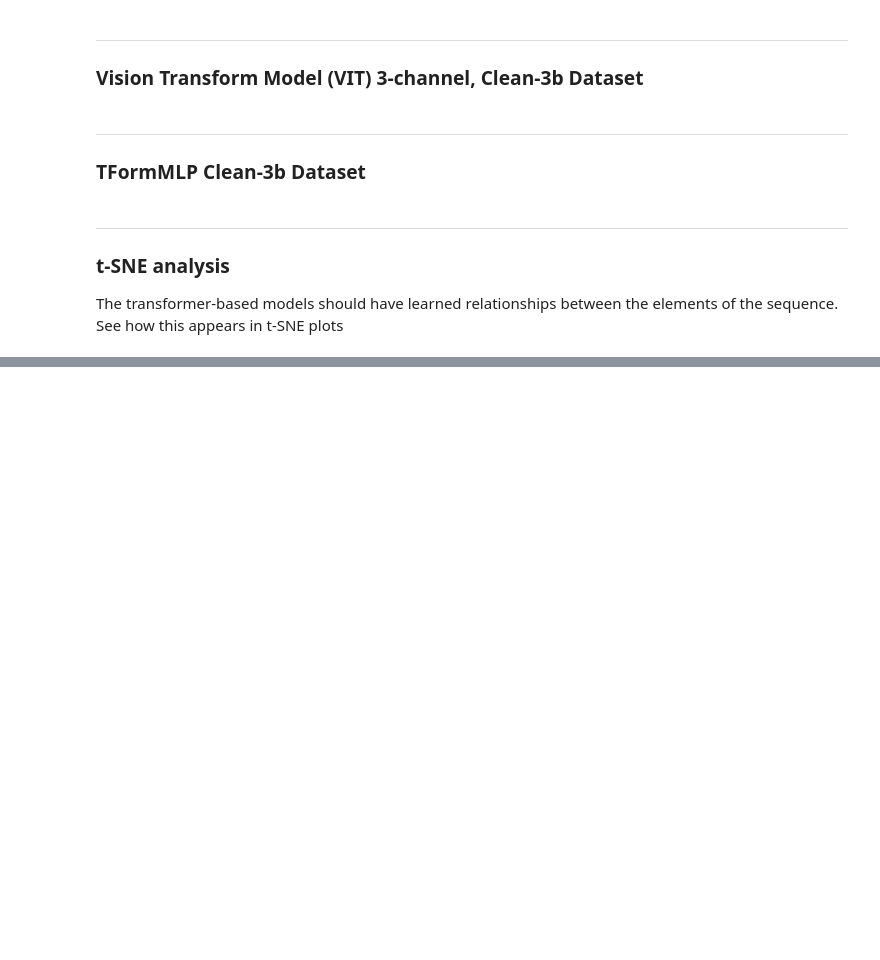
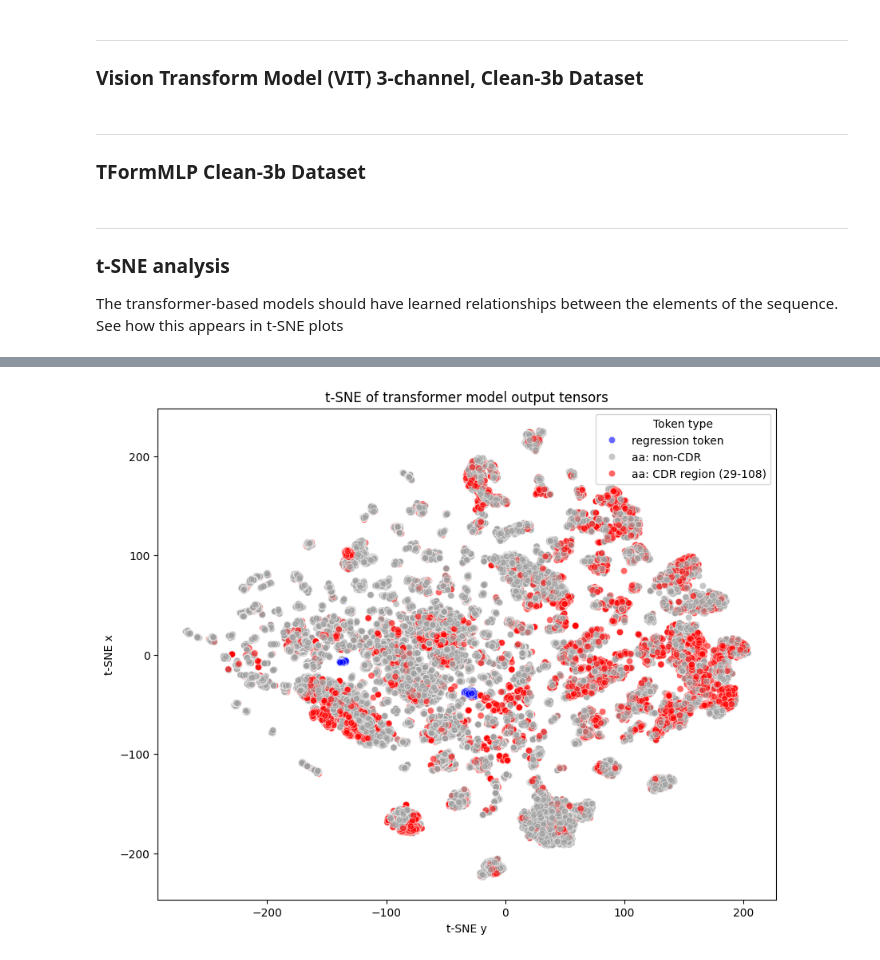
Before and after one commit to planaria158/BERT-antibody-antigen-binding-energy, a Jupyter notebook: Analysis.ipynb, the cells around one changed output, grey strips where cells are left out. Cells and saved outputs as stored; diff of their text form; code cells hidden in the pictures; blank space fills up the shorter version.

```diff
--- a/Analysis.ipynb
+++ b/Analysis.ipynb
@@ -151,13 +181,8 @@ print('trans_out shape:', trans_out.shape)
 b, n, d = trans_out.shape
 print('b:', b, ', n:', n, ', d:', d)
 
-ctx_labels = torch.arange(0, config['block_size']+1)
-# ctx_labels = ctx_labels.unsqueeze(0).unsqueeze(0)
+ctx_labels = torch.arange(0, model_config['block_size']+1)
 print('ctx_labels shape:', ctx_labels.shape)
-# print('ctx_labels:', ctx_labels)
-
-# blah = repeat(ctx_labels, '() n d -> b n d', b = b)
-# print('blah shape:', blah.shape)
 
 
 # Three types of tokens to distinguish in the tsne plot:
@@ -166,10 +191,9 @@ print('ctx_labels shape:', ctx_labels.shape)
 # 3. all others (including the CLS and PAD tokens)
 ctx_cats = torch.ones_like(ctx_labels)  # label everything like it's a non-CDR aa group
 ctx_cats[0] = 0  # the classifier token used in regression
-ctx_cats[1] = 3  # CLS token added when the sequence was constructed
 ctx_cats[29:109] = 2  # the CDR region is aa residues 29-108
 
 print(ctx_cats)
 
-labels = ctx_cats.repeat(config['batch_size'])
+labels = ctx_cats.repeat(train_config['batch_size'])
 print('labels shape:', labels.shape)
@@ -199,4 +248,8 @@ print(tsne.kl_divergence_)
 # %%
-# pk.dump(x_tsne, open('./misc_analysis/tform_mlp/tsne_x_10000iter_tform_mlp.pkl', 'wb'))
+from pathlib import Path
+path = Path('./misc_analysis/tSNE/tform_mlp/')
+path.mkdir(parents=True, exist_ok=True)
 
-x_tsne = pk.load(open('./misc_analysis/tform_mlp/tsne_x_10000iter_tform_mlp.pkl', 'rb'))
+pk.dump(x_tsne, open('./misc_analysis/tSNE/tform_mlp/tsne_x_10000iter_tform_mlp.pkl', 'wb'))
+
+# x_tsne = pk.load(open('./misc_analysis/tform_mlp/tsne_x_10000iter_tform_mlp.pkl', 'rb'))
@@ -207,33 +256,30 @@ x_tsne = pk.load(open('./misc_analysis/tform_mlp/tsne_x_10000iter_tform_mlp.pkl'
-# %%
-# Create an array with the colors you want to use
-colors = ["#FF0000", "#00FF00", "#0000FF"] # rgb
-# Set your custom color palette
-sns.set_palette(sns.color_palette(colors))
 # %%
 import seaborn as sns
 import matplotlib.pyplot as plt
 
 # Create an array with three colors
 # colors = ["#FF0000", "#00FF00", "#0000FF", "#000000"] # rgb, black
-colors = ["#0000FF", "#A0A0A0", "#FF0000", "#000000"] # rgb, black
+colors = ["#0000FF", "#A0A0A0", "#FF0000"] # rgb
 # Set custom color palette
 my_palette = sns.color_palette(colors)
 sns.set_palette(my_palette)
 
 fig, ax = plt.subplots(figsize=(10, 8))
-x_all = x_tsne[:, 0] #df_tsne['tsne_x'].values
-y_all = x_tsne[:, 1] #df_tsne['tsne_y'].values
-cat_all = labels     #df_tsne['categ_val'].values
-plt.title('t-SNE of transformer output tensors')  #category_name
+x_all = x_tsne[:, 0]
+y_all = x_tsne[:, 1]
+cat_all = labels
+plt.title('t-SNE of transformer model output tensors')
 ax.set_xlabel("t-SNE y")
 ax.set_ylabel("t-SNE x")
 p = sns.scatterplot(x=x_all, y=y_all, alpha=0.6, ax=ax, palette=sns.color_palette(my_palette), hue=labels, legend=True)
 
 # title
 p.legend_.set_title('Token type')
-new_labels = ['regression token', 'aa: non-CDR', 'aa: CDR region (29-108)', 'CLS token in sequence']
+new_labels = ['regression token', 'aa: non-CDR', 'aa: CDR region (29-108)']
 for t, l in zip(p.legend_.texts, new_labels):
     t.set_text(l)
+# %% [output]
+[figure, added]
 # %%
 # Set the color palette
 sns.set_palette(sns.color_palette("Paired"))
```
Also changed, not shown: parts of 9 cells of this notebook, 50 other files.
